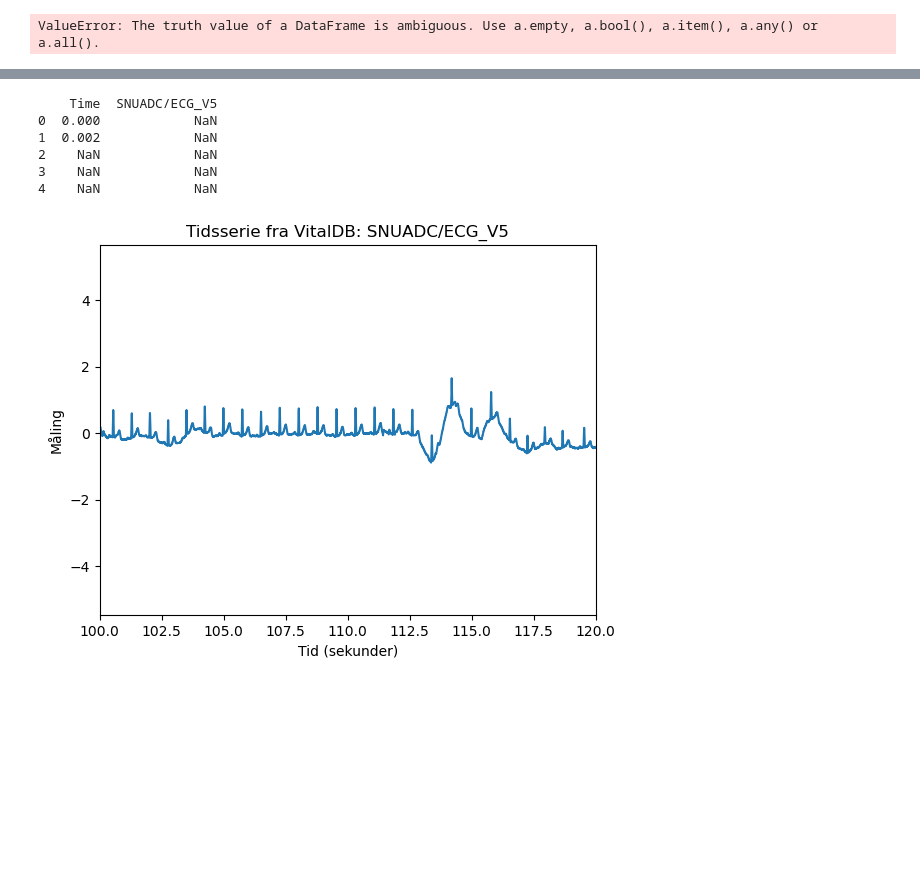
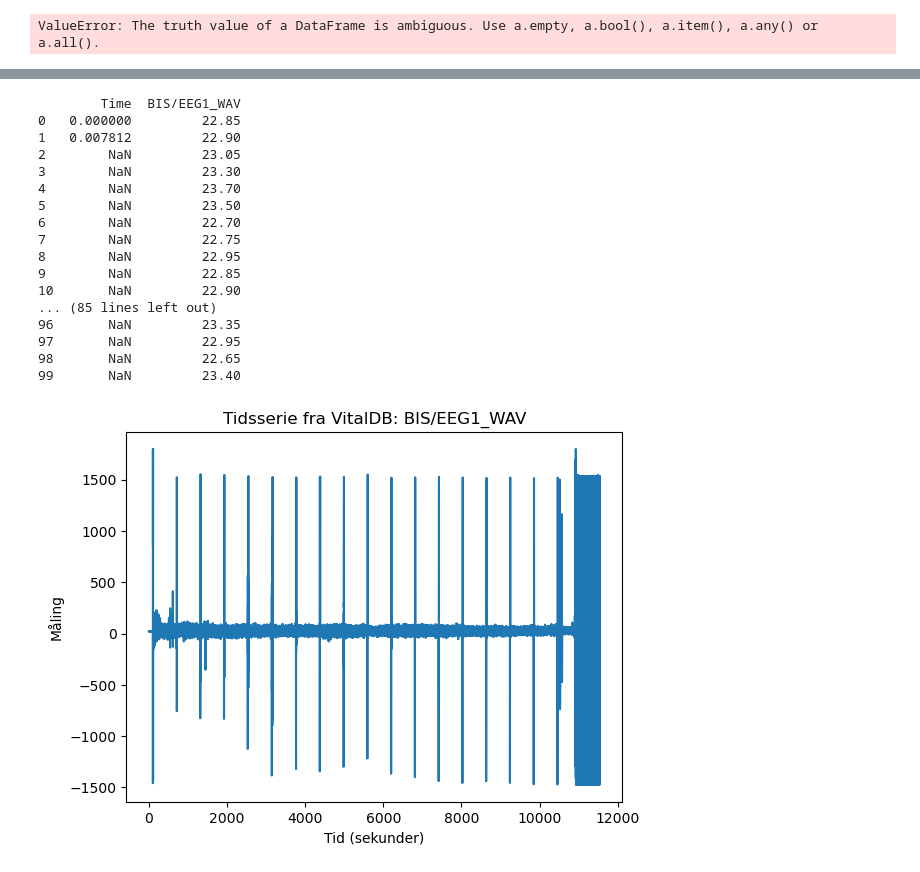
Before and after one commit to jennyskrytenjohnsen/P10, a Jupyter notebook: Preprocessing/myfirstnotebook.ipynb, the cells around one changed output, grey strips where cells are left out. Drawn from its saved outputs; the diff is of its cells as text; code cells hidden in the pictures; blank space fills up the shorter version.

```diff
--- a/Preprocessing/myfirstnotebook.ipynb
+++ b/Preprocessing/myfirstnotebook.ipynb
@@ -212,46 +214,57 @@ collect_laboratory_values("alb") # Example variable name
 # %%
 #HVIS MAN VIL PLOTTE ET Waveform data track.
-
+pd.set_option("display.max_rows", None)  # Vis alle rader
 import numpy as np
 import matplotlib.pyplot as plt
 
 #LOADER SIGNALET
-trackdata_url = "http://api.vitaldb.net/4a15b16499ffe1761a652dde373a664289b4fa1d"
+trackdata_url = "http://api.vitaldb.net/0aa685df768489a18a5e9f53af0d83bf60890c73"
 response = requests.get(trackdata_url)
 trackdata = pd.read_csv(io.StringIO(response.text))
-print(trackdata.head())
+print(trackdata.iloc[:100])
 
 
 #Henter ut signalfrekvensen, men bruker den ikke til noe her
 signal_frequency = trackdata.iloc[1, 0]
 
 #Starttid og endetidspunkt af signalet
 start_time = trackdata.iloc[0,0]
 end_time = trackdata.iloc[-1,0]
 num_samples = len(trackdata)
 
 
 # Generér tidsakse fra start til slut med korrekt sampling-rate
 #time_axis = np.arange(start_time, end_time, signal_frequency)
 time_axis = np.linspace(start_time, end_time, num_samples)
 
 # Sikrer at tidsaksen har samme længde som trackdata
 time_axis = time_axis[:len(trackdata)]
 
 plt.plot(time_axis, trackdata.iloc[:, 1]) # Plotte Time vs. måling
 plt.xlabel("Tid (sekunder)")
-plt.xlim(100, 120)
+#plt.xlim(100, 120)
 plt.ylabel("Måling")
 plt.title(f"Tidsserie fra VitalDB: {trackdata.columns[1]}")
 plt.show()
 # %% [output]
-    Time  SNUADC/ECG_V5
-0  0.000            NaN
-1  0.002            NaN
-2    NaN            NaN
-3    NaN            NaN
-4    NaN            NaN
+        Time  BIS/EEG1_WAV
+0   0.000000         22.85
+1   0.007812         22.90
+2        NaN         23.05
+3        NaN         23.30
+4        NaN         23.70
+5        NaN         23.50
+6        NaN         22.70
+7        NaN         22.75
+8        NaN         22.95
+9        NaN         22.85
+10       NaN         22.90
+... (85 lines left out)
+96       NaN         23.35
+97       NaN         22.95
+98       NaN         22.65
+99       NaN         23.40
-[figure, old version]
+[figure, new version]
 # %%
 #HVIS MAN VIL PLOTTE ET Numeric data track.
 
```
Also changed, not shown: parts of 4 cells of this notebook.
